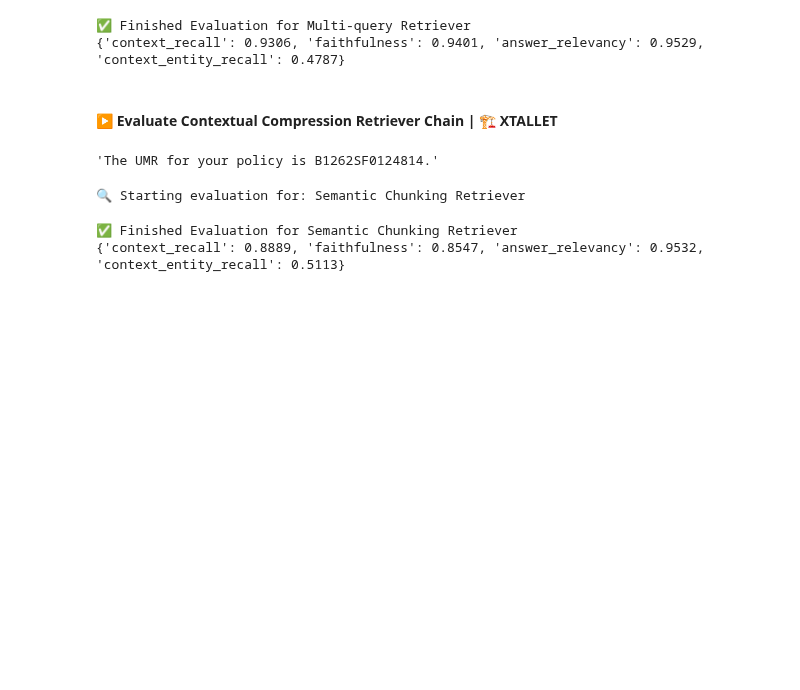
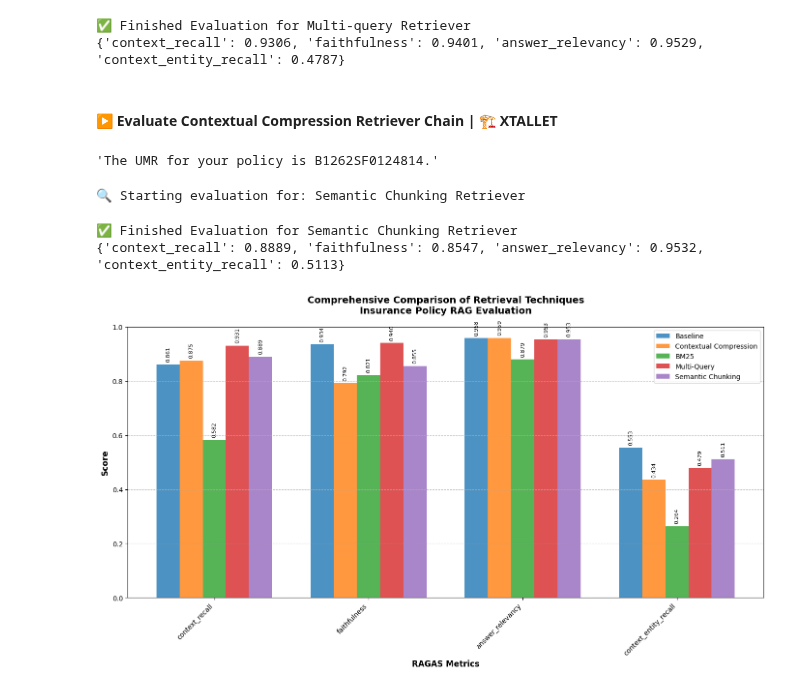
Before and after one commit to xtallet/AIE7, a Jupyter notebook: 11_Certification_Challenge/s11_Certification_Challenge.ipynb, the cells around one changed output. Drawn from its saved outputs; the diff is of its cells as text; code cells hidden in the pictures; blank space fills up the shorter version.

Commit message:
notebook evaluations updated

```diff
--- a/11_Certification_Challenge/s11_Certification_Challenge.ipynb
+++ b/11_Certification_Challenge/s11_Certification_Challenge.ipynb
@@ -682,3 +629,97 @@ semantic_results = evaluate_retriever("Semantic Chunking Retriever", semantic_re
 🔍 Starting evaluation for: Semantic Chunking Retriever
 ✅ Finished Evaluation for Semantic Chunking Retriever
 {'context_recall': 0.8889, 'faithfulness': 0.8547, 'answer_relevancy': 0.9532, 'context_entity_recall': 0.5113}
+# %%
+# Copia y pega todo el contenido de comparison_visualization.py aquí
+import matplotlib.pyplot as plt
+import pandas as pd
+import numpy as np
+
+# 🏗️ XTALLET Notes - All Retriever Results Dictionary
+retriever_results = {
+    "Baseline": {
+        "context_recall": 0.8611,
+        "faithfulness": 0.9345,
+        "answer_relevancy": 0.9582,
+        "context_entity_recall": 0.5531
+    },
+    "Contextual Compression": {
+        "context_recall": 0.8750,
+        "faithfulness": 0.7921,
+        "answer_relevancy": 0.9586,
+        "context_entity_recall": 0.4342
+    },
+    "BM25": {
+        "context_recall": 0.5819,
+        "faithfulness": 0.8209,
+        "answer_relevancy": 0.8794,
+        "context_entity_recall": 0.2642
+    },
+    "Multi-Query": {
+        "context_recall": 0.9306,
+        "faithfulness": 0.9401,
+        "answer_relevancy": 0.9529,
+        "context_entity_recall": 0.4787
+    },
+    "Semantic Chunking": {
+        "context_recall": 0.8889,
+        "faithfulness": 0.8547,
+        "answer_relevancy": 0.9532,
+        "context_entity_recall": 0.5113
+    }
+}
+
+# 🏗️ XTALLET Notes - Create DataFrame for visualization
+df_comparison = pd.DataFrame(retriever_results).T
+
+# 🏗️ XTALLET Notes - Create the comparison chart
+fig, ax = plt.subplots(figsize=(14, 8))
+
+# Set up the bar positions
+x = np.arange(len(df_comparison.columns))
+width = 0.15
+multiplier = 0
+
+# Create bars for each retriever
+for retriever, scores in df_comparison.iterrows():
+    offset = width * multiplier
+    rects = ax.bar(x + offset, scores, width, label=retriever, alpha=0.8)
+    multiplier += 1
+
+# Customize the chart
+ax.set_xlabel('RAGAS Metrics', fontsize=12, fontweight='bold')
+ax.set_ylabel('Score', fontsize=12, fontweight='bold')
+ax.set_title('Comprehensive Comparison of Retrieval Techniques\nInsurance Policy RAG Evaluation',
+             fontsize=14, fontweight='bold', pad=20)
+ax.set_xticks(x + width * 2)
+ax.set_xticklabels(df_comparison.columns, rotation=45, ha='right')
+ax.set_ylim(0, 1)
+ax.legend(loc='upper right', bbox_to_anchor=(1, 1))
+ax.grid(axis='y', linestyle='--', alpha=0.7)
+
+# Add value labels on bars
+for i, retriever in enumerate(df_comparison.index):
+    for j, metric in enumerate(df_comparison.columns):
+        value = df_comparison.loc[retriever, metric]
+        ax.text(j + i * width, value + 0.01, f'{value:.3f}',
+                ha='center', va='bottom', fontsize=8, rotation=90)
+
+plt.tight_layout()
+plt.show()
+
+# 🏗️ XTALLET Notes - Create a summary table
+print("📊 RAGAS Metrics Comparison Summary")
+print("=" * 50)
+print(df_comparison.round(4))
+
+# 🏗️ XTALLET Notes - Performance ranking
+print("\n🏆 Performance Rankings by Metric:")
+print("=" * 50)
+
+for metric in df_comparison.columns:
+    ranking = df_comparison[metric].sort_values(ascending=False)
+    print(f"\n{metric}:")
+    for i, (retriever, score) in enumerate(ranking.items(), 1):
+        print(f"  {i}. {retriever}: {score:.4f}")
+# %% [output]
+[figure, added]
```
Also changed, not shown: parts of 10 cells of this notebook, 2 other files.
